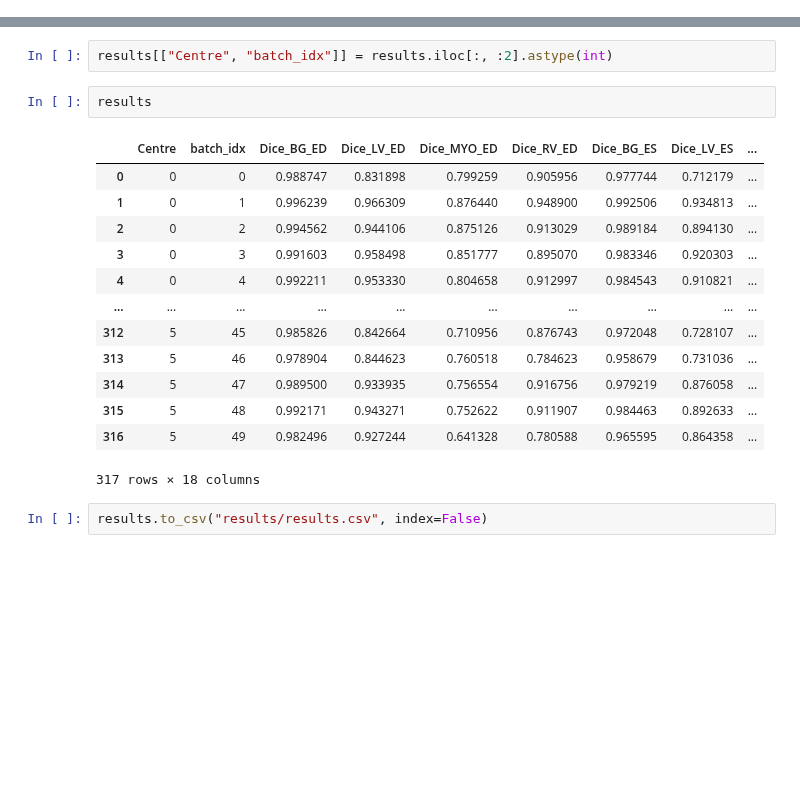
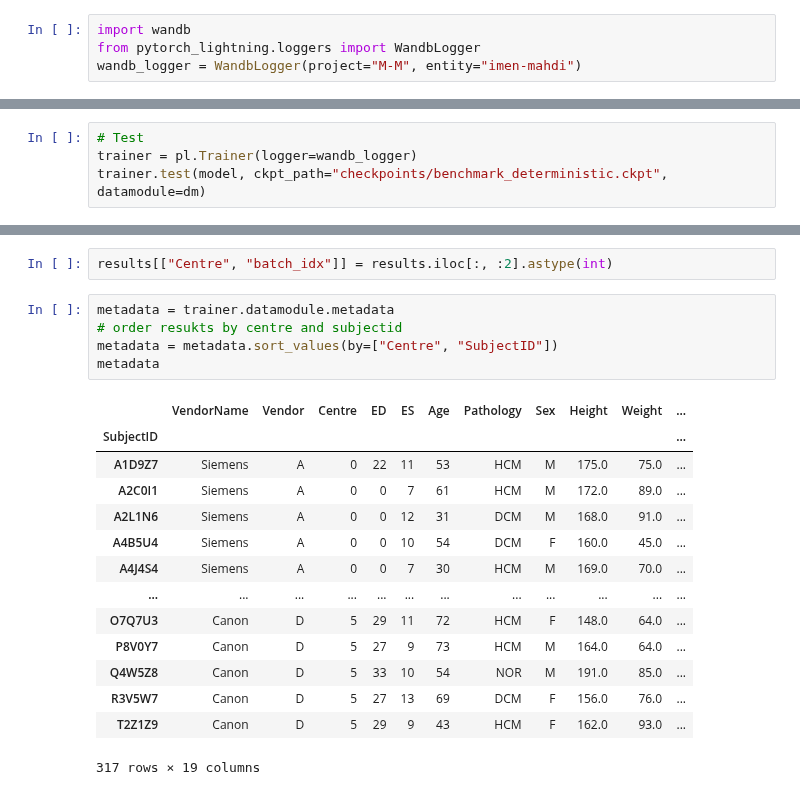
Before and after one commit to MAHDI-Imen/M-M, a Jupyter notebook: dev.ipynb, the cells around one changed output, grey strips where cells are left out. Saved outputs shown, nothing was run; the diff lists cells and outputs as text; blank space fills up the shorter version.

Commit message:
Main pipeline and Wandb

```diff
--- a/dev.ipynb
+++ b/dev.ipynb
@@ -21,3 +55,7 @@ from pytorch_lightning import seed_everything
 from scripts.utils import *
 
 #print_config()
+# %%
+import wandb
+from pytorch_lightning.loggers import WandbLogger
+wandb_logger = WandbLogger(project="M-M", entity="imen-mahdi")
@@ -73,0 +101,4 @@ Loaded model weights from the checkpoint at /home/ids/mahdi-22/M-M/lightning_log
+# %%
+# Test
+trainer = pl.Trainer(logger=wandb_logger)
+trainer.test(model, ckpt_path="checkpoints/benchmark_deterministic.ckpt", datamodule=dm)
@@ -75,21 +136,23 @@ Loaded model weights from the checkpoint at /home/ids/mahdi-22/M-M/lightning_log
 results = trainer.model.results
 # %%
 results[["Centre", "batch_idx"]] = results.iloc[:, :2].astype(int)
-# %%
-results
-# %% [output]
-|  | Centre | batch_idx | Dice_BG_ED | Dice_LV_ED | Dice_MYO_ED | Dice_RV_ED | Dice_BG_ES | Dice_LV_ES | ... |
-| 0 | 0 | 0 | 0.988747 | 0.831898 | 0.799259 | 0.905956 | 0.977744 | 0.712179 | ... |
-| 1 | 0 | 1 | 0.996239 | 0.966309 | 0.876440 | 0.948900 | 0.992506 | 0.934813 | ... |
-| 2 | 0 | 2 | 0.994562 | 0.944106 | 0.875126 | 0.913029 | 0.989184 | 0.894130 | ... |
-| 3 | 0 | 3 | 0.991603 | 0.958498 | 0.851777 | 0.895070 | 0.983346 | 0.920303 | ... |
-| 4 | 0 | 4 | 0.992211 | 0.953330 | 0.804658 | 0.912997 | 0.984543 | 0.910821 | ... |
-| ... | ... | ... | ... | ... | ... | ... | ... | ... | ... |
-| 312 | 5 | 45 | 0.985826 | 0.842664 | 0.710956 | 0.876743 | 0.972048 | 0.728107 | ... |
-| 313 | 5 | 46 | 0.978904 | 0.844623 | 0.760518 | 0.784623 | 0.958679 | 0.731036 | ... |
-| 314 | 5 | 47 | 0.989500 | 0.933935 | 0.756554 | 0.916756 | 0.979219 | 0.876058 | ... |
-| 315 | 5 | 48 | 0.992171 | 0.943271 | 0.752622 | 0.911907 | 0.984463 | 0.892633 | ... |
-| 316 | 5 | 49 | 0.982496 | 0.927244 | 0.641328 | 0.780588 | 0.965595 | 0.864358 | ... |
-317 rows × 18 columns
-# %%
-results.to_csv("results/results.csv", index=False)
+# %%
+metadata = trainer.datamodule.metadata
+# order resukts by centre and subjectid
+metadata = metadata.sort_values(by=["Centre", "SubjectID"])
+metadata
+# %% [output]
+|  | VendorName | Vendor | Centre | ED | ES | Age | Pathology | Sex | Height | Weight | ... |
+| SubjectID |  |  |  |  |  |  |  |  |  |  | ... |
+| A1D9Z7 | Siemens | A | 0 | 22 | 11 | 53 | HCM | M | 175.0 | 75.0 | ... |
+| A2C0I1 | Siemens | A | 0 | 0 | 7 | 61 | HCM | M | 172.0 | 89.0 | ... |
+| A2L1N6 | Siemens | A | 0 | 0 | 12 | 31 | DCM | M | 168.0 | 91.0 | ... |
+| A4B5U4 | Siemens | A | 0 | 0 | 10 | 54 | DCM | F | 160.0 | 45.0 | ... |
+| A4J4S4 | Siemens | A | 0 | 0 | 7 | 30 | HCM | M | 169.0 | 70.0 | ... |
+| ... | ... | ... | ... | ... | ... | ... | ... | ... | ... | ... | ... |
+| O7Q7U3 | Canon | D | 5 | 29 | 11 | 72 | HCM | F | 148.0 | 64.0 | ... |
+| P8V0Y7 | Canon | D | 5 | 27 | 9 | 73 | HCM | M | 164.0 | 64.0 | ... |
+| Q4W5Z8 | Canon | D | 5 | 33 | 10 | 54 | NOR | M | 191.0 | 85.0 | ... |
+| R3V5W7 | Canon | D | 5 | 27 | 13 | 69 | DCM | F | 156.0 | 76.0 | ... |
+| T2Z1Z9 | Canon | D | 5 | 29 | 9 | 43 | HCM | F | 162.0 | 93.0 | ... |
+317 rows × 19 columns
```
Also changed, not shown: parts of 10 cells of this notebook, 13 other files.
